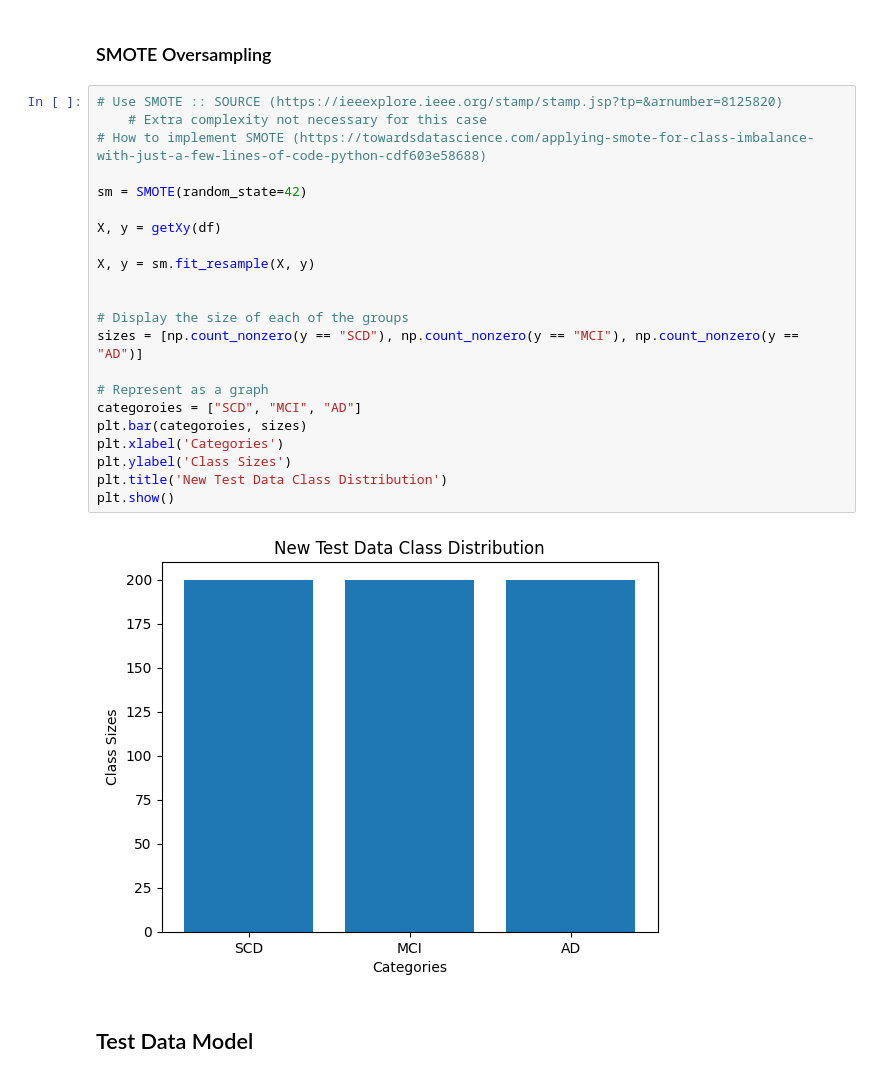
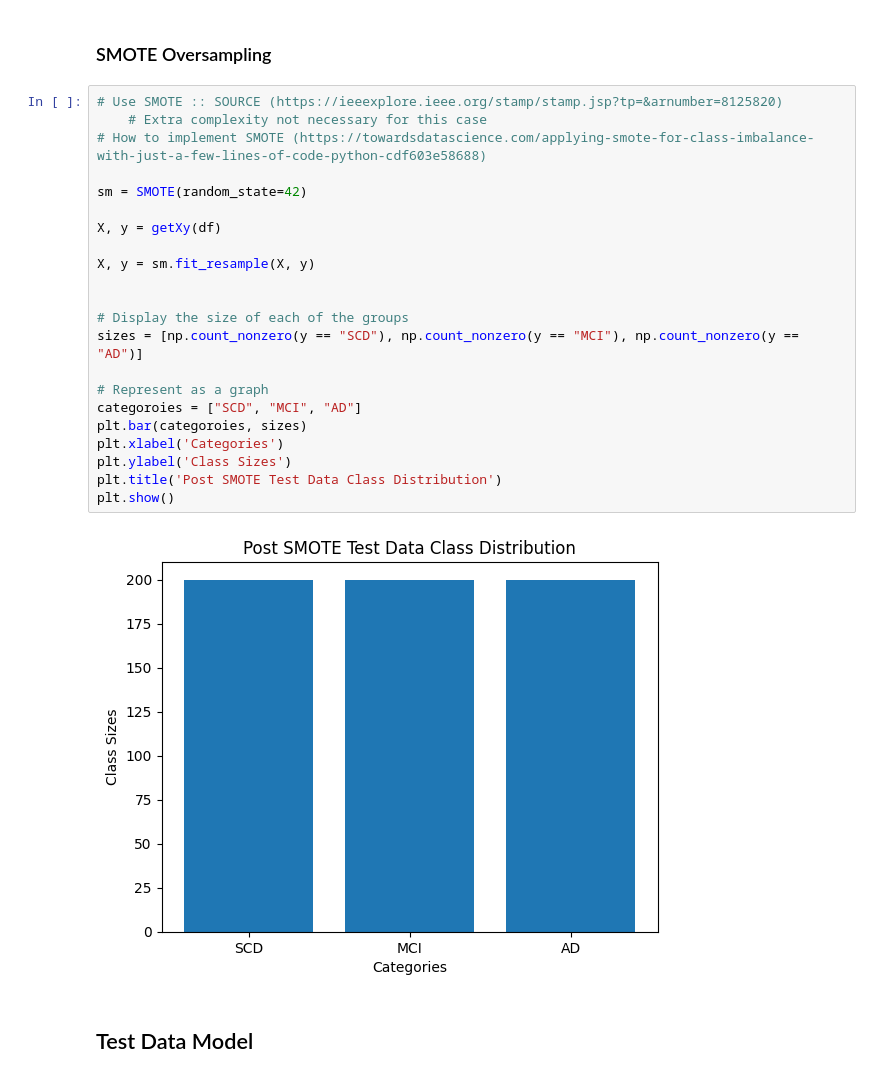
Before and after one commit to danielmakin/NoMoreAlzheimersDisease, a Jupyter notebook: main.ipynb, the cells around one changed output. Saved outputs shown, nothing was run; the diff lists cells and outputs as text.

```diff
--- a/main.ipynb
+++ b/main.ipynb
@@ -748,27 +839,27 @@ plt.show()
 # %%
 # Use SMOTE :: SOURCE (https://ieeexplore.ieee.org/stamp/stamp.jsp?tp=&arnumber=8125820)
     # Extra complexity not necessary for this case
 # How to implement SMOTE (https://towardsdatascience.com/applying-smote-for-class-imbalance-with-just-a-few-lines-of-code-python-cdf603e58688)
 
 sm = SMOTE(random_state=42)
 
 X, y = getXy(df)
 
 X, y = sm.fit_resample(X, y)
 
 
 # Display the size of each of the groups
 sizes = [np.count_nonzero(y == "SCD"), np.count_nonzero(y == "MCI"), np.count_nonzero(y == "AD")]
 
 # Represent as a graph
 categoroies = ["SCD", "MCI", "AD"]
 plt.bar(categoroies, sizes)
 plt.xlabel('Categories')
 plt.ylabel('Class Sizes')
-plt.title('New Test Data Class Distribution')
+plt.title('Post SMOTE Test Data Class Distribution')
 plt.show()
 # %% [output]
-[figure, old version]
+[figure, new version]
 # %% [markdown]
 ## Test Data Model
 # %%
```
Also changed, not shown: parts of 21 cells of this notebook, 1 other file.
